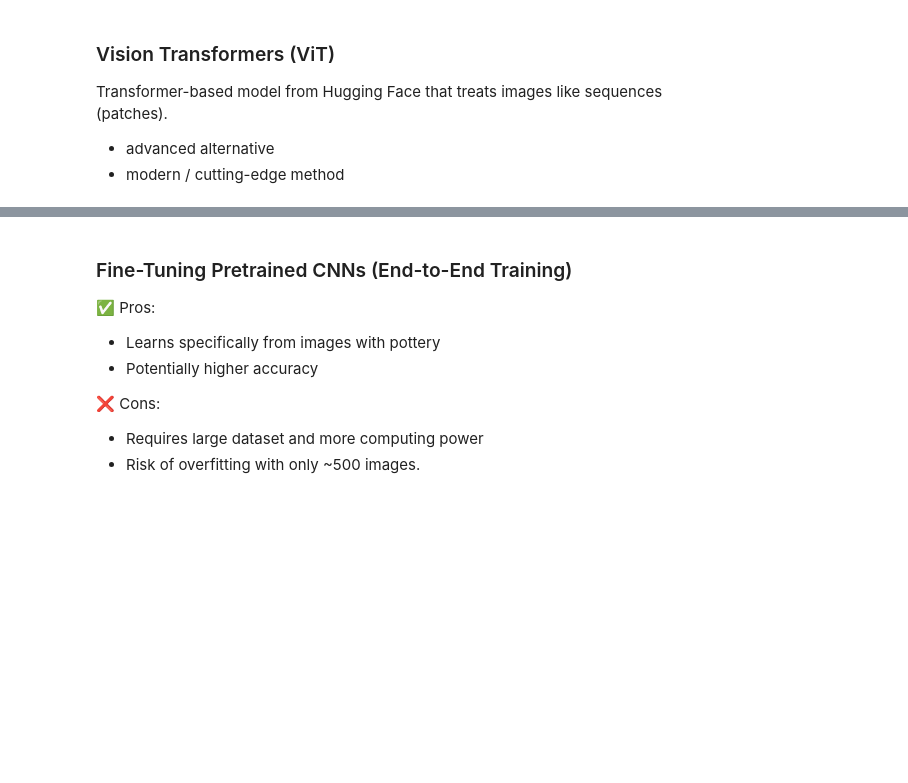
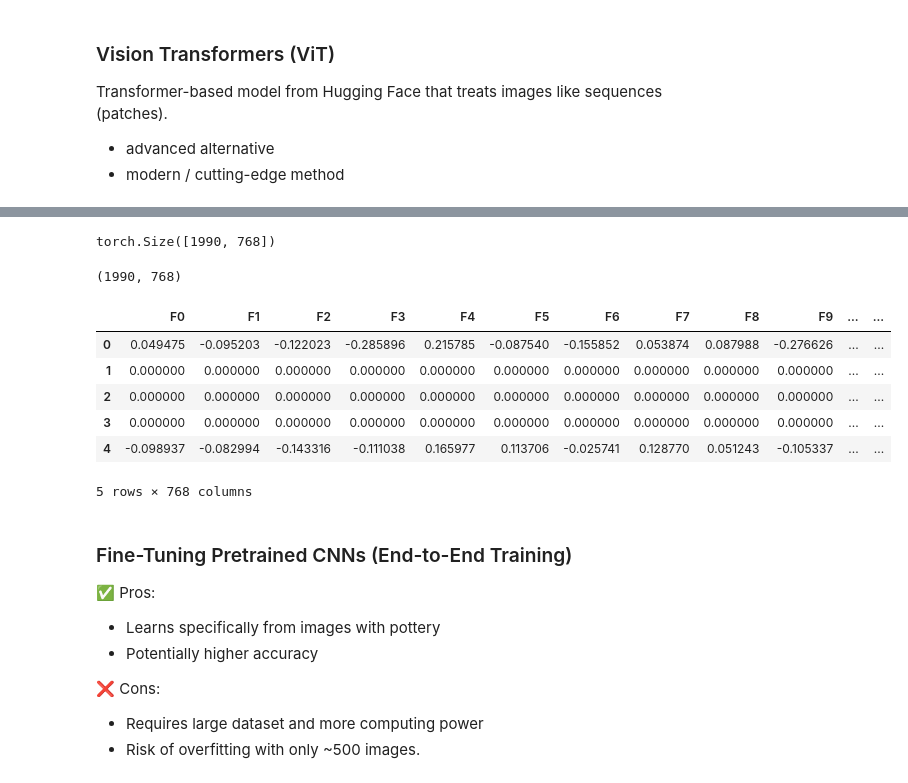
Before and after one commit to dimitris-kr/AgoraPottery, a Jupyter notebook: agora12_feature_extraction.ipynb, the cells around one changed output, grey strips where cells are left out. Cells and saved outputs as stored; diff of their text form; code cells hidden in the pictures; blank space fills up the shorter version.

```diff
--- a/agora12_feature_extraction.ipynb
+++ b/agora12_feature_extraction.ipynb
@@ -326,0 +375,3 @@ Transformer-based model from Hugging Face that treats images like sequences (pat
+# %%
+vit_extractor = ViTImageProcessor.from_pretrained('google/vit-base-patch16-224-in21k')
+vit_model = ViTModel.from_pretrained('google/vit-base-patch16-224-in21k').eval().cuda()
@@ -326,0 +390,17 @@ Transformer-based model from Hugging Face that treats images like sequences (pat
+# %%
+def extract_vit_features(image_filename):
+    if missing_image(image_filename):
+        return torch.zeros(768).to("cuda")  # Placeholder for missing images
+
+    image = Image.open(path_images + image_filename).convert("RGB")
+    inputs = vit_extractor(images=image, return_tensors="pt").to("cuda")
+    with torch.no_grad():
+        outputs = vit_model(**inputs)
+    return outputs.last_hidden_state.mean(dim=1).squeeze()
+# %%
+vit_image_tensor_list = data["ImageFilename"].apply(extract_vit_features).tolist()
+# %%
+vit_image_tensors = torch.stack(vit_image_tensor_list)
+vit_image_tensors.shape
+# %% [output]
+torch.Size([1990, 768])
@@ -326,0 +409,15 @@ Transformer-based model from Hugging Face that treats images like sequences (pat
+# %%
+vit_image_vectors = tensors_to_vectors(vit_image_tensor_list)
+vit_image_vectors.shape
+# %% [output]
+(1990, 768)
+# %%
+vit_image_vectors.head()
+# %% [output]
+|  | F0 | F1 | F2 | F3 | F4 | F5 | F6 | F7 | F8 | F9 | ... | ... |
+| 0 | 0.049475 | -0.095203 | -0.122023 | -0.285896 | 0.215785 | -0.087540 | -0.155852 | 0.053874 | 0.087988 | -0.276626 | ... | ... |
+| 1 | 0.000000 | 0.000000 | 0.000000 | 0.000000 | 0.000000 | 0.000000 | 0.000000 | 0.000000 | 0.000000 | 0.000000 | ... | ... |
+| 2 | 0.000000 | 0.000000 | 0.000000 | 0.000000 | 0.000000 | 0.000000 | 0.000000 | 0.000000 | 0.000000 | 0.000000 | ... | ... |
+| 3 | 0.000000 | 0.000000 | 0.000000 | 0.000000 | 0.000000 | 0.000000 | 0.000000 | 0.000000 | 0.000000 | 0.000000 | ... | ... |
+| 4 | -0.098937 | -0.082994 | -0.143316 | -0.111038 | 0.165977 | 0.113706 | -0.025741 | 0.128770 | 0.051243 | -0.105337 | ... | ... |
+5 rows × 768 columns
```
Also changed, not shown: parts of 40 cells of this notebook.
